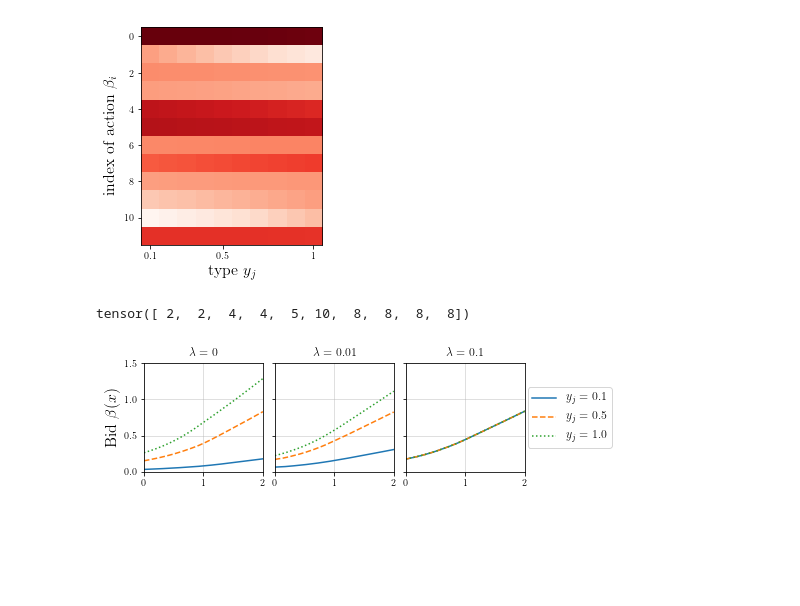
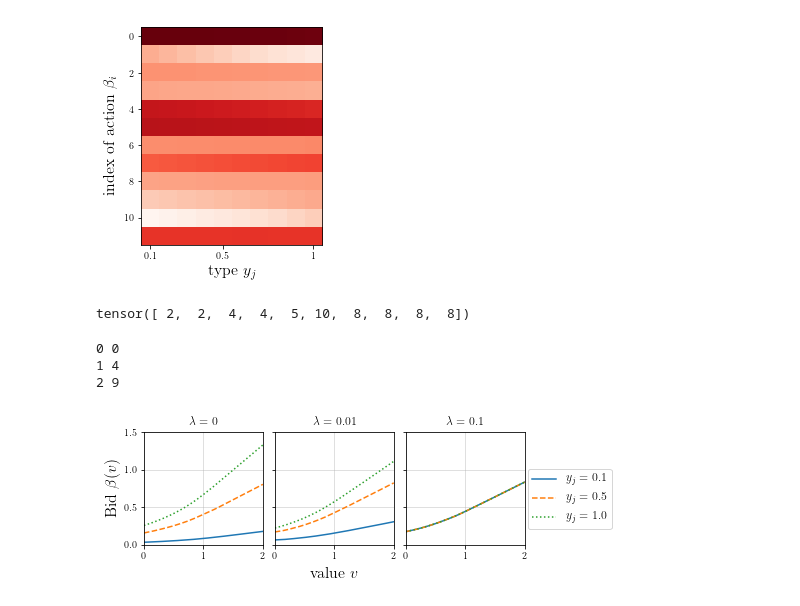
Before and after one commit to eboursier/regularized_private_learning, a Jupyter notebook: auction_plot.ipynb, the cells around one changed output. Saved outputs shown, nothing was run; the diff lists cells and outputs as text; code cells hidden in the pictures; blank space fills up the shorter version.

```diff
--- a/auction_plot.ipynb
+++ b/auction_plot.ipynb
@@ -257,9 +258,10 @@ plt.subplot(131)
 for n, i in enumerate(y_space):
     output = nets[i](x_t.view(-1, 1))
     plt.plot(x, output.detach().numpy(), ls[n], label='y_j = {}'.format(y[i]))
+    print(n,i)
 plt.xlim(xl)
 plt.ylim(yl)
-plt.ylabel(r'Bid $\beta(x)$', fontsize=16)
+plt.ylabel(r'Bid $\beta(v)$', fontsize=16)
 #plt.xlabel(r'$x$')
 plt.title(r'$\lambda=0$', fontsize=12)
 plt.grid(alpha=alpha)
@@ -270,34 +272,37 @@ _, output = net3(x_t.view(-1, 1))
 plt.subplot(132)
 for n, i in enumerate(y_space):
     lz, = plt.plot(x, output[torch.argmax(gamma3, dim=0)[i]].detach().numpy(), ls[n], label='y_j = {}'.format(y[i]))
     l.append(lz)
 plt.xlim(xl)
 plt.ylim(yl)
-#plt.xlabel(r'$x$')
+plt.xlabel(r'value $v$', fontsize=16)
 plt.tick_params(axis='y', labelleft=False)
 plt.title(r'$\lambda={}$'.format(lamb3), fontsize=12)
 plt.grid(alpha=alpha)
 
 ##################
 _, output = net2(x_t.view(-1, 1))
 plt.subplot(133)
 for n, i in enumerate(y_space):
     plt.plot(x, output[torch.argmax(gamma2, dim=0)[i]].detach().numpy(), ls[n], label='y_j = {}'.format(y[i]))
 plt.xlim(xl)
 plt.ylim(yl)
 #plt.xlabel(r'$x$')
 plt.tick_params(axis='y', labelleft=False)
 plt.title(r'$\lambda={}$'.format(lamb2), fontsize=12)
 plt.grid(alpha=alpha)
 
 labels = ['$y_j={:.1f}$'.format(y[i]) for i in y_space]
 
-plt.subplots_adjust(left=0.125, right=0.83, wspace=0.1, hspace=0) # decrease space between subplots
-fig.set_figheight(2)
+plt.subplots_adjust(left=0.125, right=0.83, wspace=0.1, bottom=0.2) # decrease space between subplots
+fig.set_figheight(2.3)
 fig.set_figwidth(7.5)
 # bbox_to_anchor=(1.14, 0.56)
 fig.legend(l, labels, 'right', fontsize=12)
 plt.savefig('figures/beta_evolution.pgf'.format(lamb))
 plt.show()
 # %% [output]
+0 0
+1 4
+2 9
-[figure, old version]
+[figure, new version]
```
Also changed, not shown: parts of 7 cells of this notebook, 6 other files.
